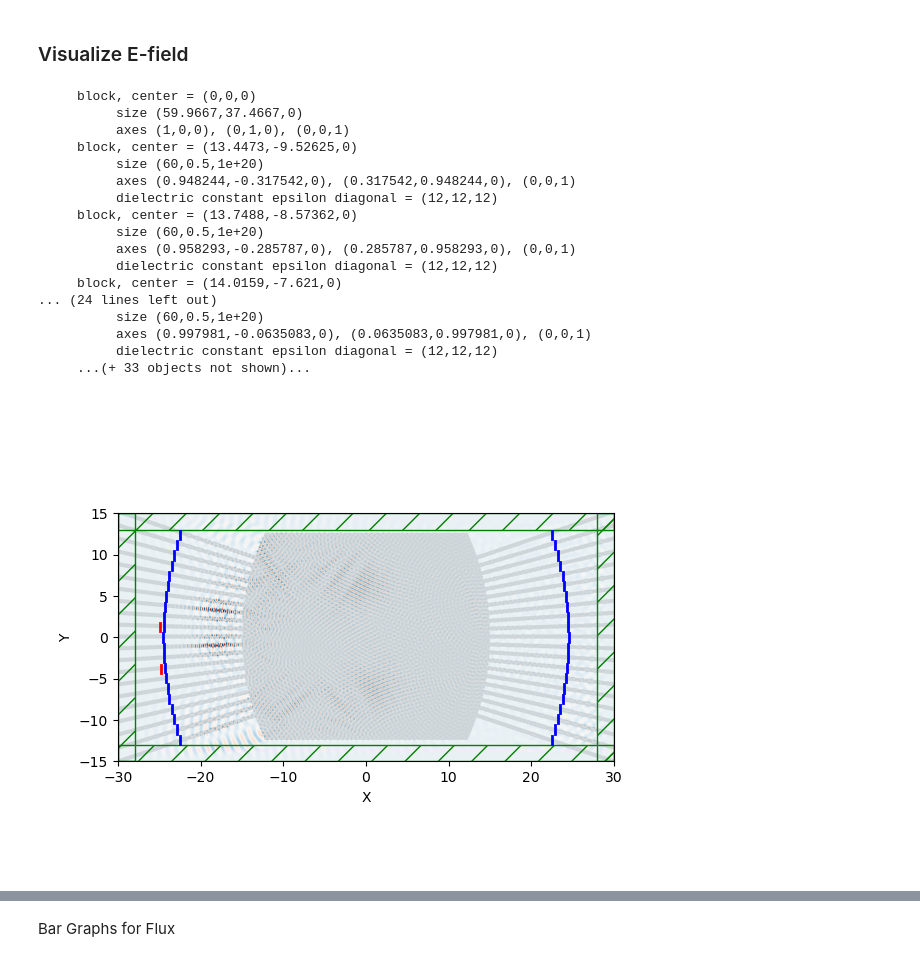
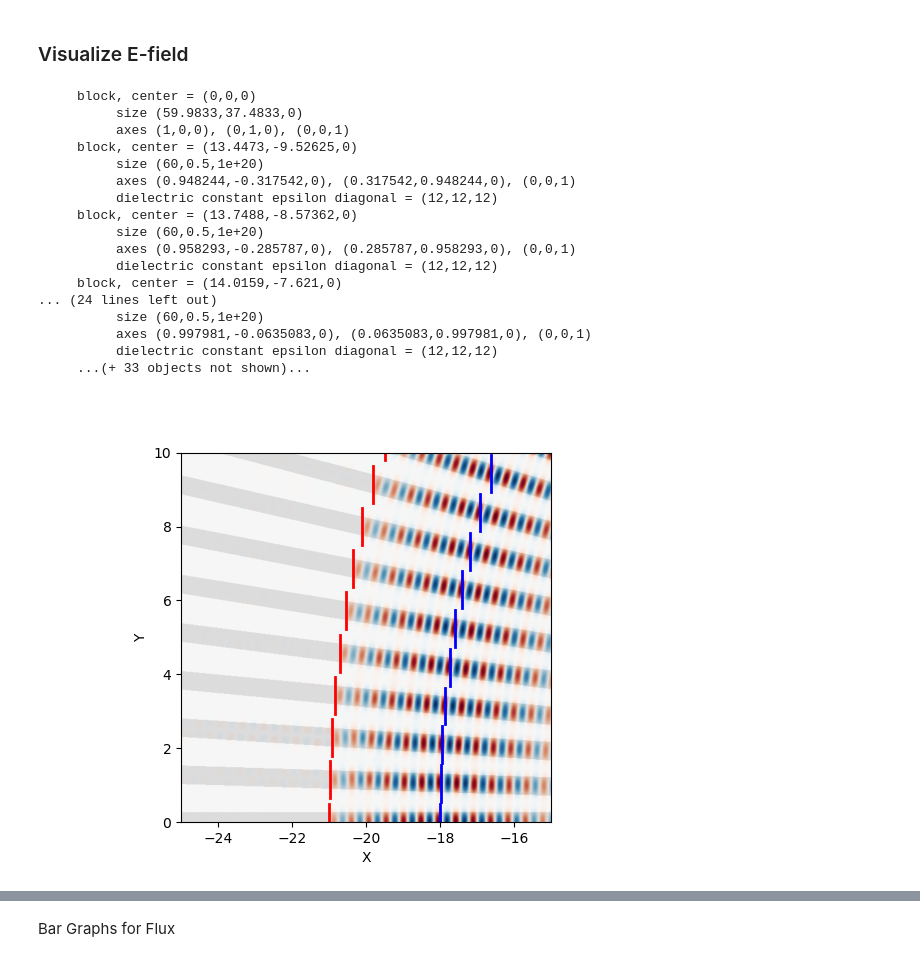
Before and after one commit to johnmihal/rit-quantum-imaging-research, a Jupyter notebook: Simple_Star_Coupler with monitors.ipynb, the cells around one changed output, grey strips where cells are left out. Cells and saved outputs as stored; diff of their text form; code cells hidden in the pictures.

```diff
--- a/Simple_Star_Coupler with monitors.ipynb
+++ b/Simple_Star_Coupler with monitors.ipynb
@@ -21,6 +21,9 @@ wavelength = 1.55 # wavelength can have arbitrary length units (we choose um)
 f = 1/wavelength # Frequency is defined in "natural units" as (1 um)/wavelength
 
 l,w,z = [60,30,0] # length,width,height of the simulation region (um)
+
+
+
 r = 30 # Star Coupler Radius (um)
 h = 25 # Star Coupler Height (um) (this gives the flat top/bottom if desired)
 
@@ -43,7 +46,7 @@ dr = 10 # srces are placed at distance r+dr from confocal point
 neff = 2.44 # Effective slab index from Lumerical simulation
 #neff = 2.85
 
-res = 30 # sim resolution (pixels/um)
+res = 60 # sim resolution (pixels/um)
 # %% [markdown]
 ### Create simulation region and define media
 # %%
@@ -105,13 +115,18 @@ def wg_eig_src(r,dr,th,ysize=1,freq=f,bd=1,amp=1.0):
                                  amplitude=amp)
     return eig_src
 
+n = 3.464 #index of refraction for si waveguide
+
 
 def wg_eig_src_guassian(r,dr,th,ysize=1,freq=f,bd=1,amp=1.0):
+    k_point = mp.Vector3(f * n).rotate(mp.Vector3(z=1), -th)
+    print("th: ", th)
+
     eig_src = mp.EigenModeSource(
         src=mp.GaussianSource(freq,fwidth=0.2*freq, width=2),
         size=mp.Vector3(y=ysize),
         direction=mp.NO_DIRECTION,
-        eig_kpoint=mp.Vector3(x=1).rotate(mp.Vector3(z=1),-th),
+        eig_kpoint=k_point,
         center=mp.Vector3(-(r+dr)*np.cos(th)+r/2,(r+dr)*np.sin(th),0),
         eig_band = bd,
         eig_parity=mp.ODD_Z,
@@ -126,7 +141,7 @@ def wg_eig_src_guassian(r,dr,th,ysize=1,freq=f,bd=1,amp=1.0):
 # sources = [wg_eig_src(r,dr,s,ysize=y_guide_size,amp=a) for (s,a) in zip(rot_angles[0:int((len(rot_angles)-1)/2)],amplitudes[0:int((len(rot_angles)-1)/2)])]
 
 # full
-# sources = [wg_eig_src(r,dr,s,ysize=y_guide_size,amp=a) for (s,a) in zip(rot_angles,amplitudes)]
+sources = [wg_eig_src_guassian(r,6,s,ysize=y_guide_size,amp=a) for (s,a) in zip(rot_angles,amplitudes)]
 
 #just 8 and 12
-sources = [wg_eig_src_guassian(r,dr,rot_angles[7],ysize=y_guide_size,amp=amplitudes[7]), wg_eig_src_guassian(r,dr,rot_angles[11],ysize=y_guide_size,amp=amplitudes[11])]
+# sources = [wg_eig_src_guassian(r,dr,rot_angles[7],ysize=y_guide_size,amp=amplitudes[7]), wg_eig_src_guassian(r,dr,rot_angles[11],ysize=y_guide_size,amp=amplitudes[11])]
@@ -190,8 +240,11 @@ MPB solved for frequency_1(2.09375,-0.0665188,0) = 0.645161 after 1 iters
 # sim.run(until=300)
 
 f = plt.figure(dpi=150)
+sim.plot2D(fields=mp.Ez,
+           field_parameters={'alpha':0.9})
 Animate = mp.Animate2D(fields=mp.Ez, f=f, realtime=False, normalize=True)
-sim.run(mp.at_every(0.5, Animate), until_after_sources=mp.stop_when_fields_decayed(50, mp.Ez, pt=mp.Vector3(x=5), decay_by=1e-2))
+sim.run(mp.at_every(0.5, Animate), until=50)
+# until_after_sources=mp.stop_when_fields_decayed(50, mp.Ez, pt=mp.Vector3(x=5), decay_by=1e-2)
 plt.show()
 from IPython.display import Video
 
@@ -225,31 +278,35 @@ Generating MP4...
 # %%
 from matplotlib.backends.backend_pdf import PdfPages
 
 
 figure,axes = plt.subplots()
 
-fig1 = sim.plot2D(ax=axes,output_plane=mp.Volume(center=mp.Vector3(), size=mp.Vector3(l,w,0)),
+# fig1 = sim.plot2D(ax=axes,output_plane=mp.Volume(center=mp.Vector3(), size=mp.Vector3(l,w,0)),
+#                fields=mp.Ez,
+#                field_parameters={'alpha':0.9})
+
+fig1 = sim.plot2D(ax=axes,output_plane=mp.Volume(center=mp.Vector3(-20,5,0), size=mp.Vector3(10,10,0)),
                fields=mp.Ez,
                field_parameters={'alpha':0.9})
 # %% [output]
      block, center = (0,0,0)
-          size (59.9667,37.4667,0)
+          size (59.9833,37.4833,0)
           axes (1,0,0), (0,1,0), (0,0,1)
      block, center = (13.4473,-9.52625,0)
           size (60,0.5,1e+20)
           axes (0.948244,-0.317542,0), (0.317542,0.948244,0), (0,0,1)
           dielectric constant epsilon diagonal = (12,12,12)
      block, center = (13.7488,-8.57362,0)
           size (60,0.5,1e+20)
           axes (0.958293,-0.285787,0), (0.285787,0.958293,0), (0,0,1)
           dielectric constant epsilon diagonal = (12,12,12)
      block, center = (14.0159,-7.621,0)
 ... (24 lines left out)
           size (60,0.5,1e+20)
           axes (0.997981,-0.0635083,0), (0.0635083,0.997981,0), (0,0,1)
           dielectric constant epsilon diagonal = (12,12,12)
      ...(+ 33 objects not shown)...
-[figure, old version]
+[figure, new version]
 # %%
 print("Input Monitors:");
 for i in range(len(input_monitors)):
```
Also changed, not shown: parts of 8 cells of this notebook, 22 other files.
